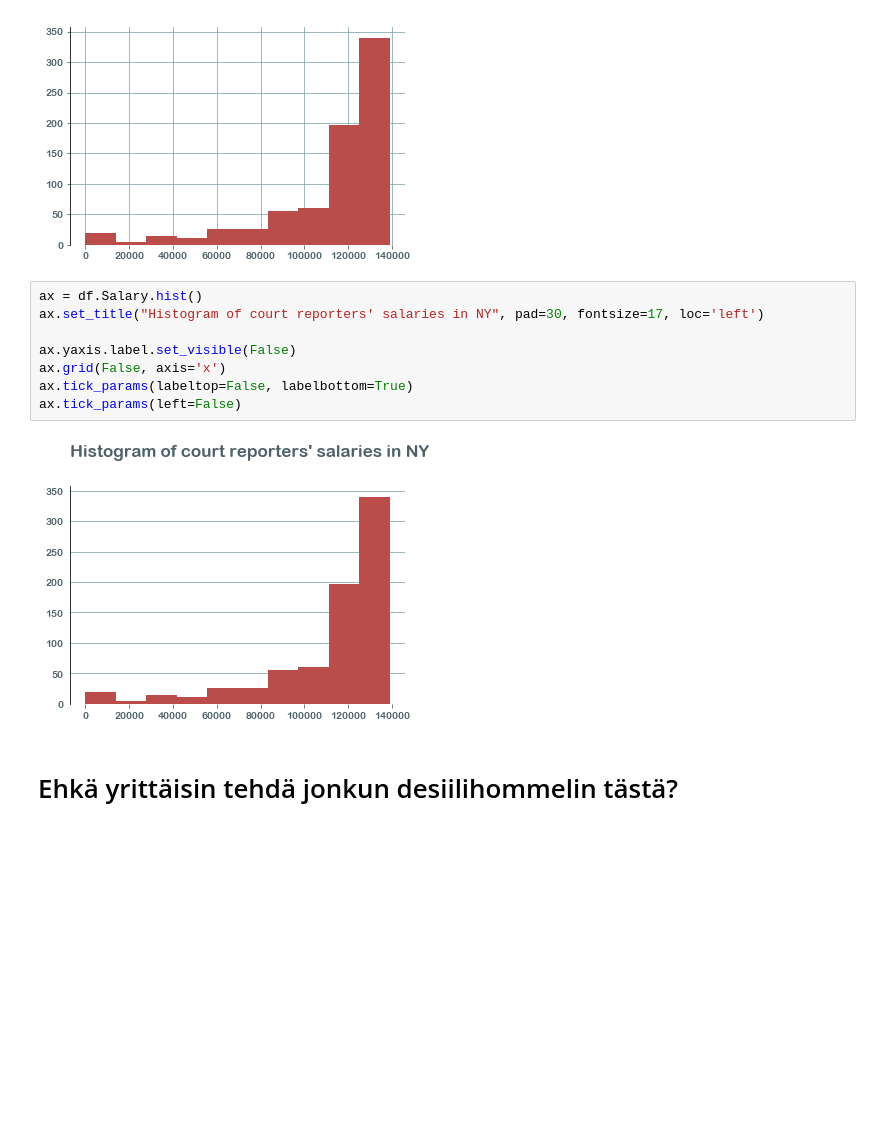
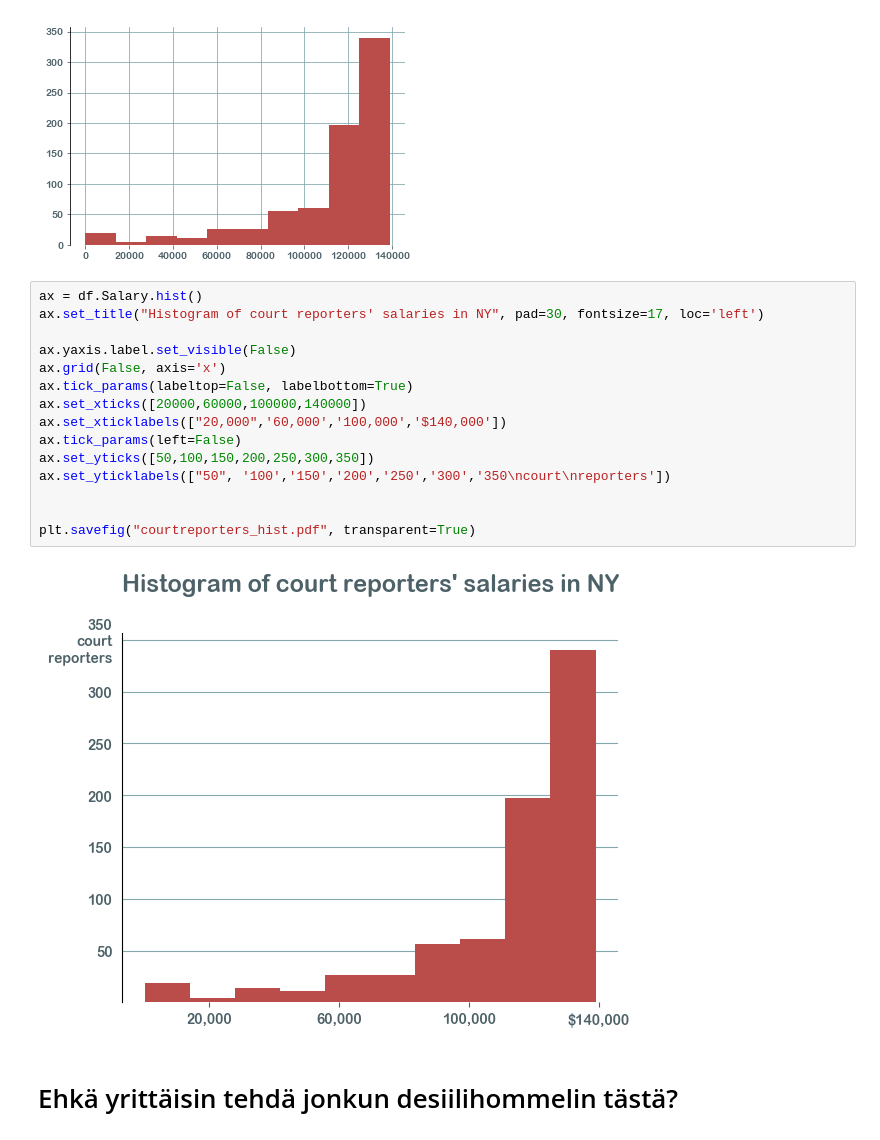
Before and after one commit to Palarisk/data-studio, a Jupyter notebook: code/03-courtreporter/court_reporter_salaries.ipynb, the cells around one changed output. Drawn from its saved outputs; the diff is of its cells as text; blank space fills up the shorter version.

```diff
--- a/code/03-courtreporter/court_reporter_salaries.ipynb
+++ b/code/03-courtreporter/court_reporter_salaries.ipynb
@@ -60,13 +60,20 @@ ax = df.Salary.hist()
 # %%
 ax = df.Salary.hist()
 ax.set_title("Histogram of court reporters' salaries in NY", pad=30, fontsize=17, loc='left')
 
 ax.yaxis.label.set_visible(False)
 ax.grid(False, axis='x')
 ax.tick_params(labeltop=False, labelbottom=True)
+ax.set_xticks([20000,60000,100000,140000])
+ax.set_xticklabels(["20,000",'60,000','100,000','$140,000'])
 ax.tick_params(left=False)
+ax.set_yticks([50,100,150,200,250,300,350])
+ax.set_yticklabels(["50", '100','150','200','250','300','350\ncourt\nreporters'])
+
+
+plt.savefig("courtreporters_hist.pdf", transparent=True)
 # %% [output]
-[figure, old version]
+[figure, new version]
 # %% [markdown]
 # Ehkä yrittäisin tehdä jonkun desiilihommelin tästä?
 # %%
```
Also changed, not shown: 3 other files.
